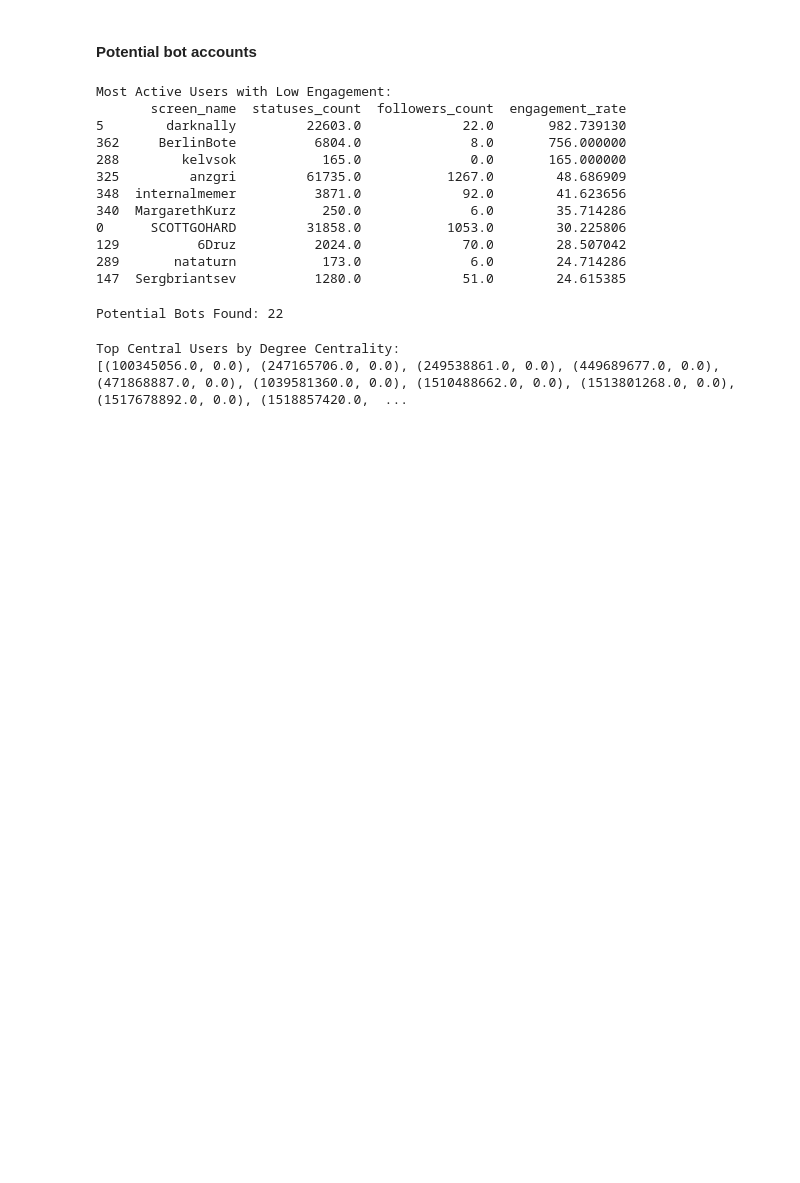
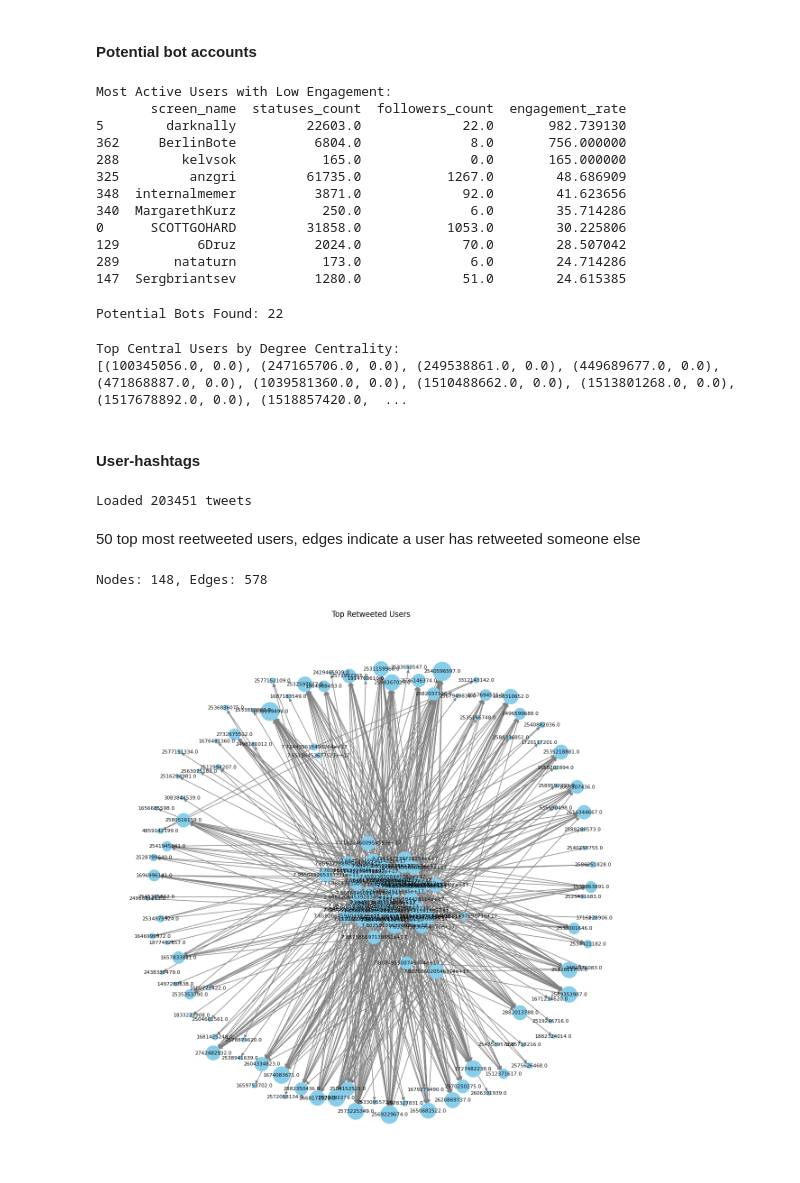
Before and after one commit to salveendutt/Social-Networks, a Jupyter notebook: lab12/proj.ipynb, the cells around one changed output. Drawn from its saved outputs; the diff is of its cells as text; code cells hidden in the pictures; blank space fills up the shorter version.

Commit message:
more graphs

```diff
--- a/lab12/proj.ipynb
+++ b/lab12/proj.ipynb
@@ -695,3 +695,47 @@ print(top_central_users)
 # %% [output]
 Top Central Users by Degree Centrality:
 [(100345056.0, 0.0), (247165706.0, 0.0), (249538861.0, 0.0), (449689677.0, 0.0), (471868887.0, 0.0), (1039581360.0, 0.0), (1510488662.0, 0.0), (1513801268.0, 0.0), (1517678892.0, 0.0), (1518857420.0,  ...
+# %% [markdown]
+#### User-hashtags
+# %%
+df_tweets = load_twitter_data(url)
+# %% [output]
+Loaded 203451 tweets
+# %% [markdown]
+50 top most reetweeted users, edges indicate a user has retweeted someone else
+# %%
+retweeted_counts = df_tweets["retweeted_status_id"].value_counts()
+top_retweeted_users = retweeted_counts.head(50).index.tolist()
+
+filtered_retweets = df_tweets[
+    df_tweets["retweeted_status_id"].isin(top_retweeted_users)
+]
+
+G = nx.DiGraph()
+
+for _, row in filtered_retweets.iterrows():
+    original_user = row["retweeted_status_id"]
+    retweeter = row["user_id"]
+    G.add_edge(original_user, retweeter)
+
+print(f"Nodes: {G.number_of_nodes()}, Edges: {G.number_of_edges()}")
+node_sizes = [G.degree(node) * 40 for node in G.nodes()]
+
+
+plt.figure(figsize=(12, 12))
+pos = nx.spring_layout(G, k=0.1)
+nx.draw(
+    G,
+    pos,
+    with_labels=True,
+    node_size=node_sizes,
+    node_color="skyblue",
+    font_size=8,
+    font_color="black",
+    edge_color="gray",
+)
+plt.title("Top Retweeted Users")
+plt.show()
+# %% [output]
+Nodes: 148, Edges: 578
+[figure, added]
```
Also changed, not shown: parts of 2 cells of this notebook.
